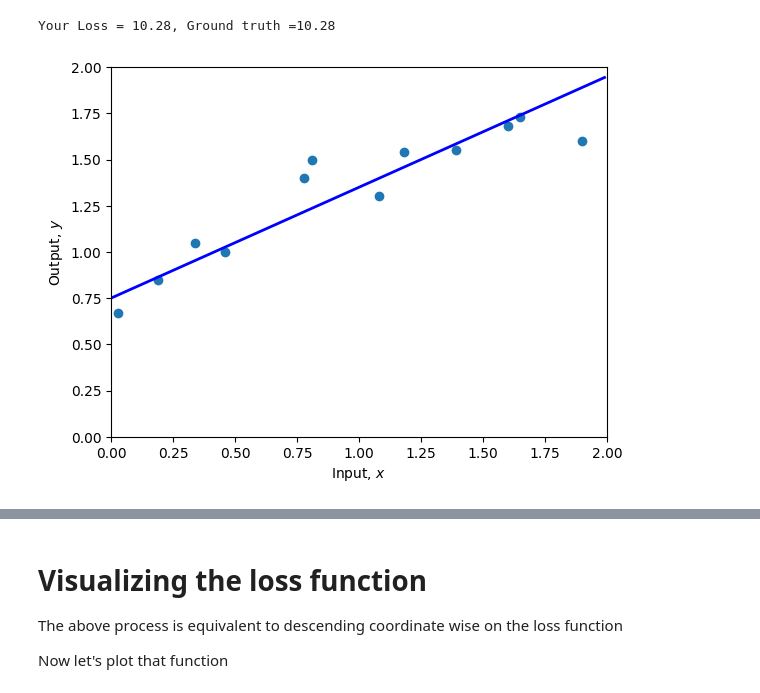
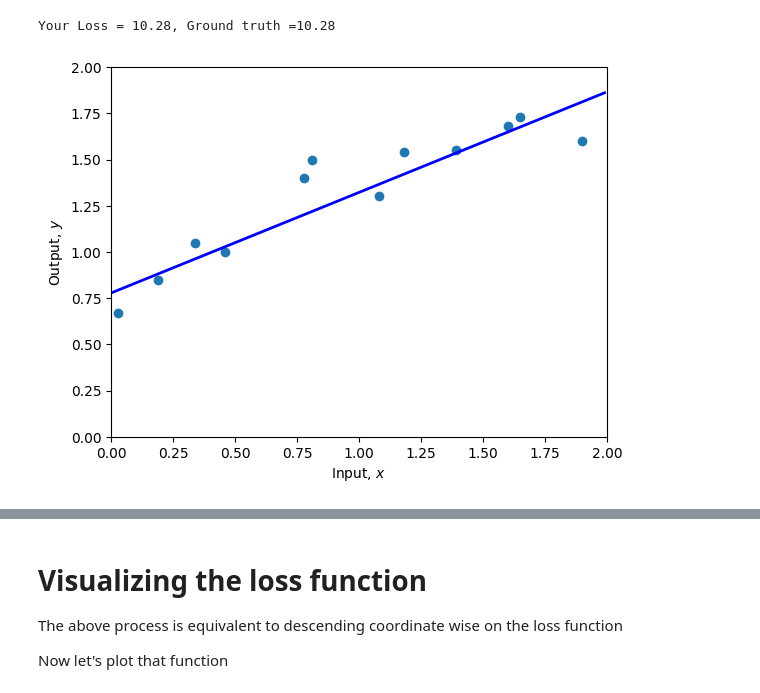
Before and after one commit to UnaiOlaiz/Deep-Learning, a Jupyter notebook: Notebooks/Chap02/2_1_Supervised_Learning.ipynb, the cells around one changed output, grey strips where cells are left out. Drawn from its saved outputs; the diff is of its cells as text; code cells hidden in the pictures.

```diff
--- a/Notebooks/Chap02/2_1_Supervised_Learning.ipynb
+++ b/Notebooks/Chap02/2_1_Supervised_Learning.ipynb
@@ -80,13 +80,13 @@ Your Loss = 10.28, Ground truth =10.28
 # %%
 # TODO -- Change the parameters manually to fit the model
 # First fix phi1 and try changing phi0 until you can't make the loss go down any more
 # Then fix phi0 and try changing phi1 until you can't make the loss go down any more
 # Repeat this process until you find a set of parameters that fit the model as in figure 2.2d
 # You can either do this by hand, or if you want to get fancy, write code to descent automatically in this way
 # Start at these values:
-phi0 =.75 ; phi1 =.6
+phi0 =.7777 ; phi1 =.5444
 
 plot(x,y,phi0,phi1)
 print(f'Your Loss = {compute_loss(x,y,phi0,phi1):3.2f}')
 # %% [output]
-[figure, old version]
+[figure, new version]
```
Also changed, not shown: parts of 2 cells of this notebook.
